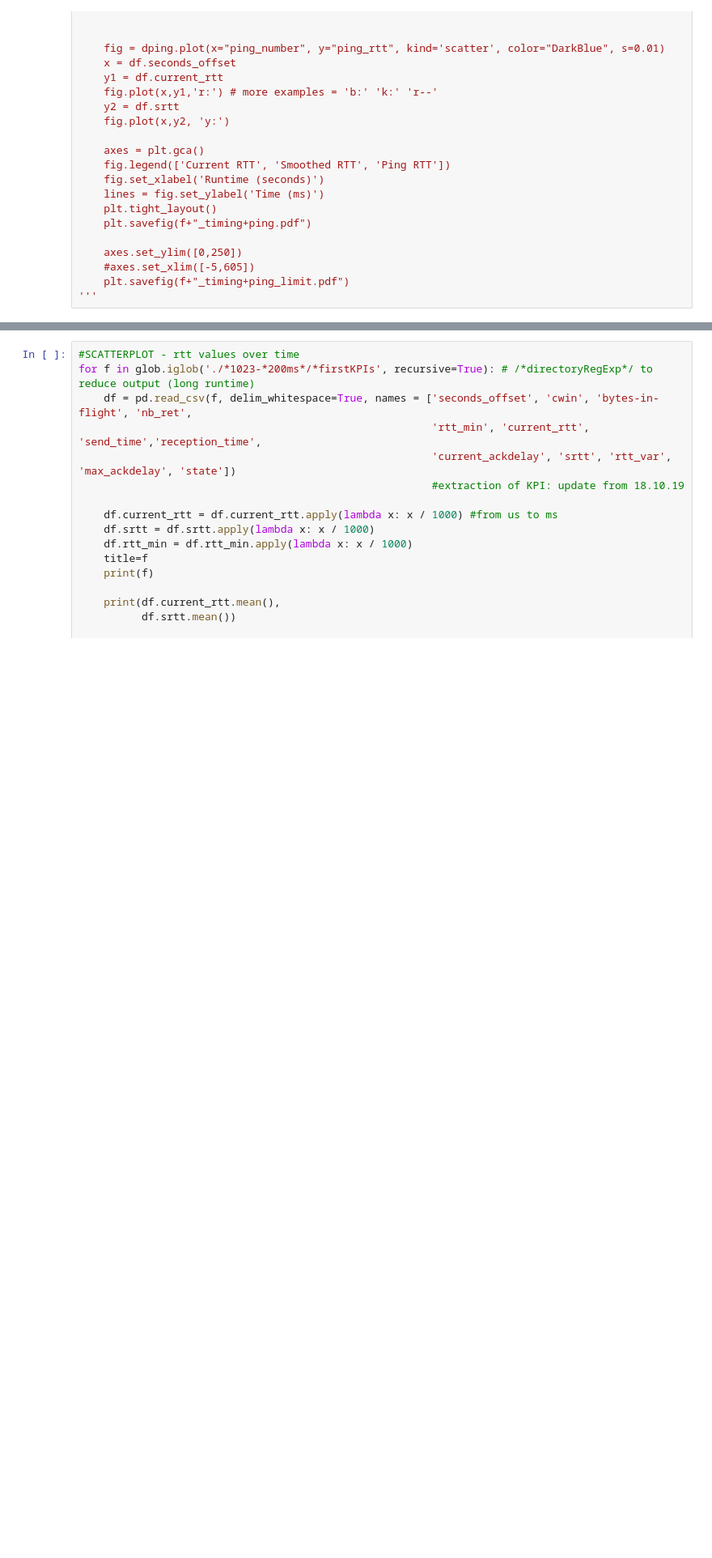
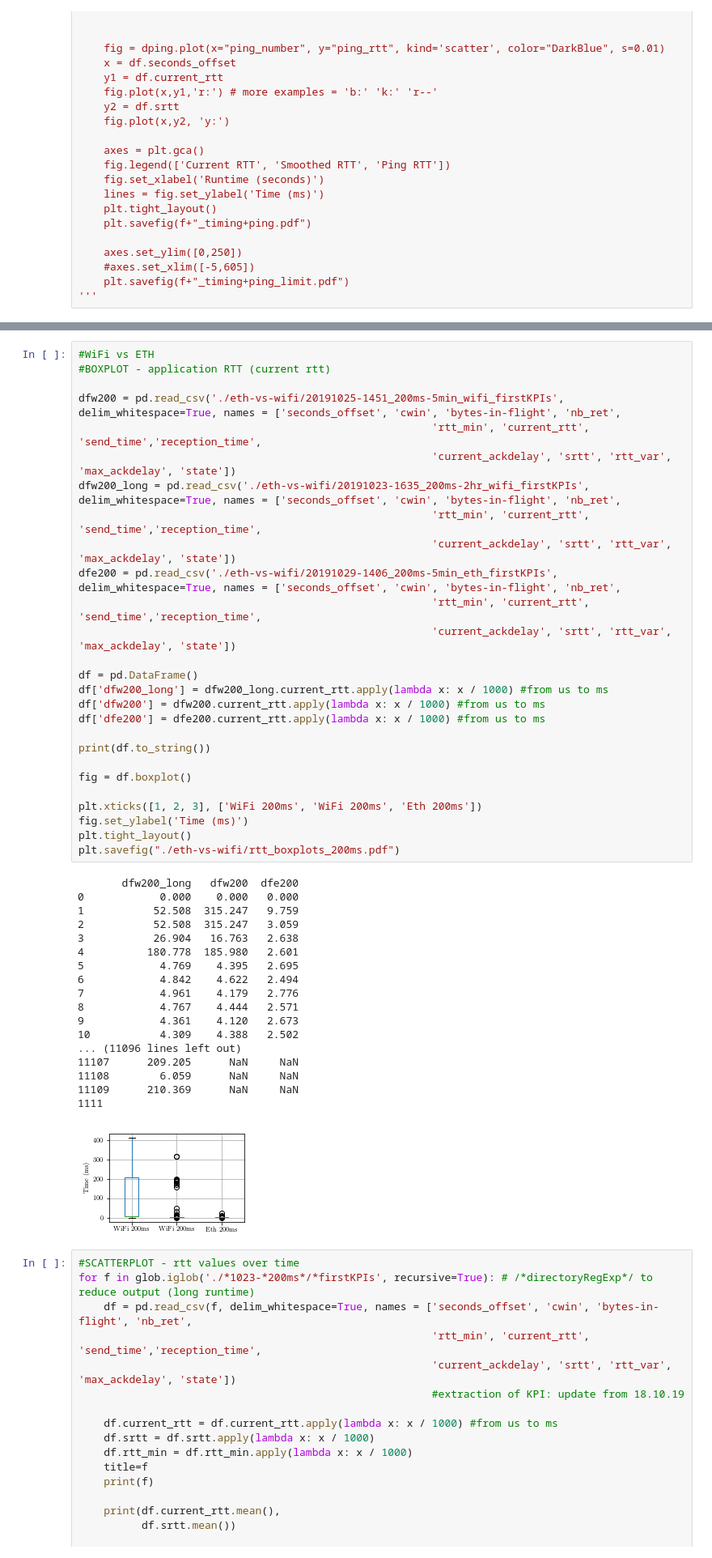
Before and after one commit to Timo2907/picoquic, a Jupyter notebook: experiments/wifi-experiments/results/eval_plot.ipynb, the cells around one changed output, grey strips where cells are left out. Shown at 81% size. Cells and saved outputs as stored; diff of their text form; blank space fills up the shorter version.

```diff
--- a/experiments/wifi-experiments/results/eval_plot.ipynb
+++ b/experiments/wifi-experiments/results/eval_plot.ipynb
@@ -122,3 +163,49 @@ for f in glob.iglob('./*1016-*/*firstKPIs', recursive=True): # /*directoryRegExp
+# %%
+#WiFi vs ETH
+#BOXPLOT - application RTT (current rtt)
+
+dfw200 = pd.read_csv('./eth-vs-wifi/20191025-1451_200ms-5min_wifi_firstKPIs', delim_whitespace=True, names = ['seconds_offset', 'cwin', 'bytes-in-flight', 'nb_ret',
+                                                        'rtt_min', 'current_rtt', 'send_time','reception_time',
+                                                        'current_ackdelay', 'srtt', 'rtt_var', 'max_ackdelay', 'state'])
+dfw200_long = pd.read_csv('./eth-vs-wifi/20191023-1635_200ms-2hr_wifi_firstKPIs', delim_whitespace=True, names = ['seconds_offset', 'cwin', 'bytes-in-flight', 'nb_ret',
+                                                        'rtt_min', 'current_rtt', 'send_time','reception_time',
+                                                        'current_ackdelay', 'srtt', 'rtt_var', 'max_ackdelay', 'state'])
+dfe200 = pd.read_csv('./eth-vs-wifi/20191029-1406_200ms-5min_eth_firstKPIs', delim_whitespace=True, names = ['seconds_offset', 'cwin', 'bytes-in-flight', 'nb_ret',
+                                                        'rtt_min', 'current_rtt', 'send_time','reception_time',
+                                                        'current_ackdelay', 'srtt', 'rtt_var', 'max_ackdelay', 'state'])
+
+df = pd.DataFrame()
+df['dfw200_long'] = dfw200_long.current_rtt.apply(lambda x: x / 1000) #from us to ms
+df['dfw200'] = dfw200.current_rtt.apply(lambda x: x / 1000) #from us to ms
+df['dfe200'] = dfe200.current_rtt.apply(lambda x: x / 1000) #from us to ms
+
+print(df.to_string())
+
+fig = df.boxplot()
+
+plt.xticks([1, 2, 3], ['WiFi 200ms', 'WiFi 200ms', 'Eth 200ms'])
+fig.set_ylabel('Time (ms)')
+plt.tight_layout()
+plt.savefig("./eth-vs-wifi/rtt_boxplots_200ms.pdf")
+# %% [output]
+       dfw200_long   dfw200  dfe200
+0            0.000    0.000   0.000
+1           52.508  315.247   9.759
+2           52.508  315.247   3.059
+3           26.904   16.763   2.638
+4          180.778  185.980   2.601
+5            4.769    4.395   2.695
+6            4.842    4.622   2.494
+7            4.961    4.179   2.776
+8            4.767    4.444   2.571
+9            4.361    4.120   2.673
+10           4.309    4.388   2.502
+... (11096 lines left out)
+11107      209.205      NaN     NaN
+11108        6.059      NaN     NaN
+11109      210.369      NaN     NaN
+1111
+[figure, added]
 # %%
 #SCATTERPLOT - rtt values over time
 for f in glob.iglob('./*1023-*200ms*/*firstKPIs', recursive=True): # /*directoryRegExp*/ to reduce output (long runtime)
```
Also changed, not shown: parts of 2 cells of this notebook, 9 other files.
